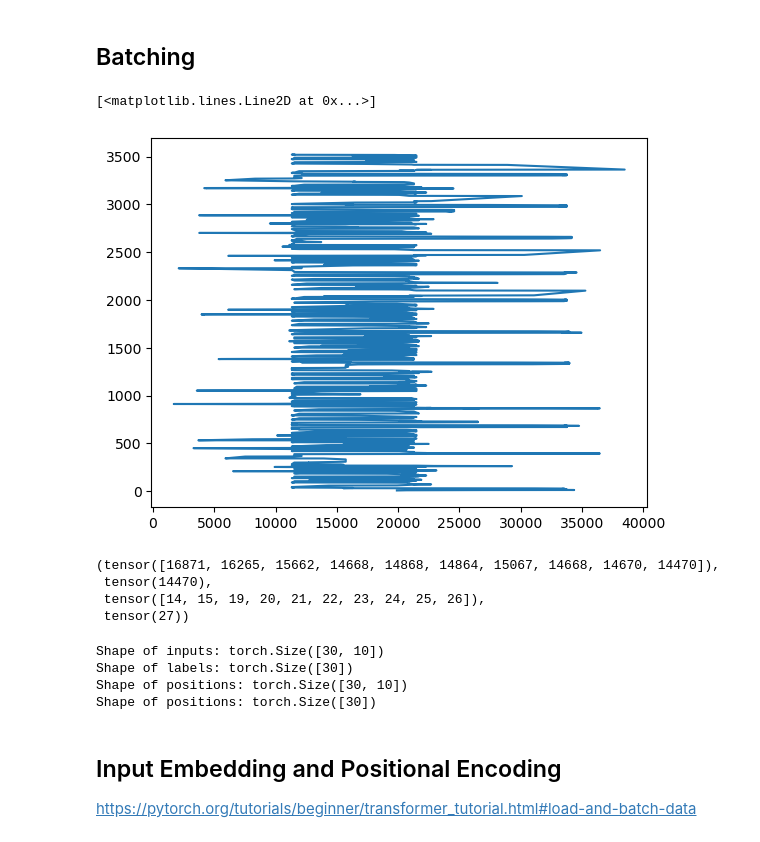
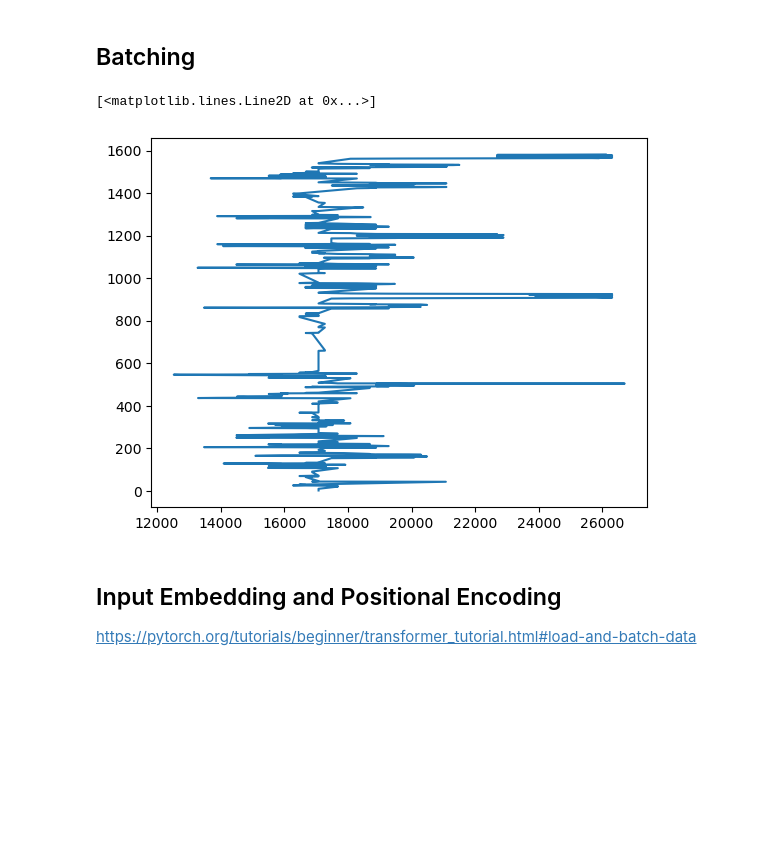
Before and after one commit to ANNIZHENG/MLModel_Eval_with_YJMob100K, a Jupyter notebook: Transformer_with_YJMob100K.ipynb, the cells around one changed output. Cells and saved outputs as stored; diff of their text form; code cells hidden in the pictures; blank space fills up the shorter version.

```diff
--- a/Transformer_with_YJMob100K.ipynb
+++ b/Transformer_with_YJMob100K.ipynb
@@ -141,2 +85,12 @@ df.head(5)
+# %%
+# 70 : (15:15) split
+
+train_uids, test_uids = train_test_split(selected_uids, test_size=0.30, random_state=42)
+
+# test-train split
+# train_val_uids, test_uids = train_test_split(selected_uids, test_size=0.15, random_state=42)
+
+# validation-test split
+# train_uids, val_uids = train_test_split(train_val_uids, test_size=0.176, random_state=42) # 0.176≈15/85
 # %% [markdown]
 ## Batching
@@ -168 +97,4 @@ def generate_sequences(data, data_t):
+# %%
+df_train = df[df['uid'].isin(train_uids)]
+df_test = df[df['uid'].isin(test_uids)]
 # %%
@@ -171,15 +109,20 @@ BATCH_SIZE = 50   # 50 users at a batch
 # %%
 # Group data by uid
 
-grouped_data = df[['uid', 'combined_t', 'combined_xy']].groupby('uid')
-grouped_data = [group for _, group in df.groupby('uid')]
+grouped_data_train = df_train[['uid', 'combined_t', 'combined_xy']].groupby('uid')
+grouped_data_train = [group for _, group in df_train.groupby('uid')]
+
+grouped_data_test = df_test[['uid', 'combined_t', 'combined_xy']].groupby('uid')
+grouped_data_test = [group for _, group in df_test.groupby('uid')]
+# %%
+STEP_SIZE = 600
 # %%
-x = grouped_data[1]['combined_xy']
-y = grouped_data[1]['combined_t']
+x = grouped_data_train[0]['combined_xy']
+y = grouped_data_train[0]['combined_t']
 
-plt.plot(x, y)
+plt.plot(x[:STEP_SIZE], y[:STEP_SIZE])
 # %% [output]
 [<matplotlib.lines.Line2D at 0x...>]
-[figure, old version]
+[figure, new version]
 # %%
 class TrajectoryDataset(Dataset):
@@ -213,10 +144,2 @@ test_dataset = TrajectoryDataset(grouped_data) # WINDOW_SIZE
-# %%
-# Example
-test_dataset.__getitem__(0) # uid=23, inputs, labels, positions, label_positions
-# %% [output]
-(tensor([16871, 16265, 15662, 14668, 14868, 14864, 15067, 14668, 14670, 14470]),
- tensor(14470),
- tensor([14, 15, 19, 20, 21, 22, 23, 24, 25, 26]),
- tensor(27))
 # %%
 def collate_fn(batch):
@@ -237,19 +158,13 @@ def collate_fn(batch):
 test_dataloader = DataLoader(test_dataset, batch_size=BATCH_SIZE, shuffle=True, collate_fn=collate_fn)
 # %%
-# Example
+# # Example
 
-data_iter = iter(test_dataloader)
-inputs, labels, positions, label_positions = next(data_iter)
-
-print("Shape of inputs:", inputs.shape) # Shape: [batch_size, seq_len]
-print("Shape of labels:", labels.shape) # Shape: [batch_size]
-print("Shape of positions:", positions.shape) # Shape: [batch_size, seq_len]
-print("Shape of positions:", label_positions.shape) # Shape: [batch_size]
+# data_iter = iter(train_dataloader)
+# inputs, labels, positions, label_positions = next(data_iter)
+# print("Shape of inputs:", inputs.shape) # Shape: [batch_size, seq_len]
+# print("Shape of labels:", labels.shape) # Shape: [batch_size]
+# print("Shape of positions:", positions.shape) # Shape: [batch_size, seq_len]
+# print("Shape of positions:", label_positions.shape) # Shape: [batch_size]
-# %% [output]
-Shape of inputs: torch.Size([30, 10])
-Shape of labels: torch.Size([30])
-Shape of positions: torch.Size([30, 10])
-Shape of positions: torch.Size([30])
 # %% [markdown]
 ## Input Embedding and Positional Encoding
 
```
Also changed, not shown: parts of 44 cells of this notebook.
